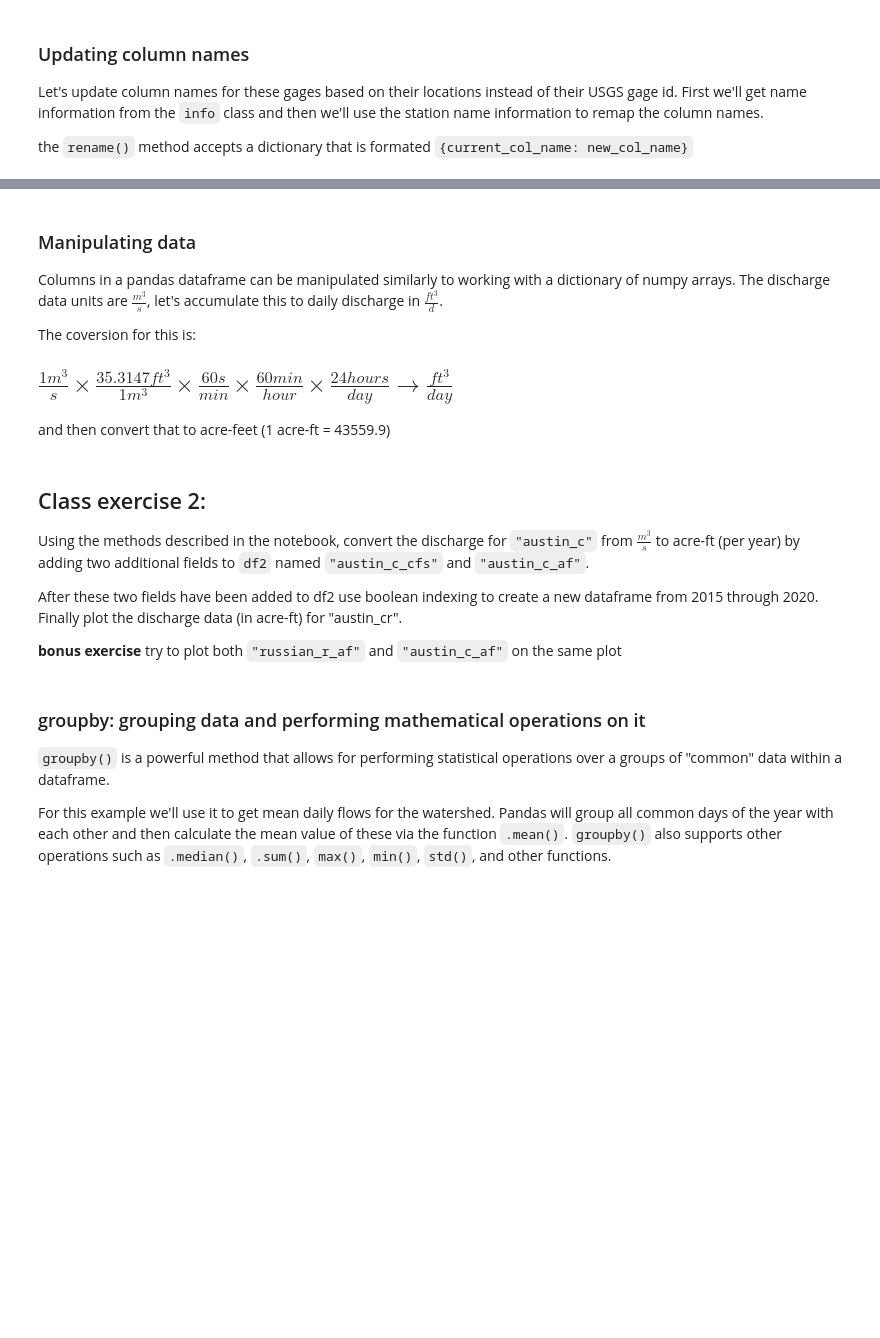
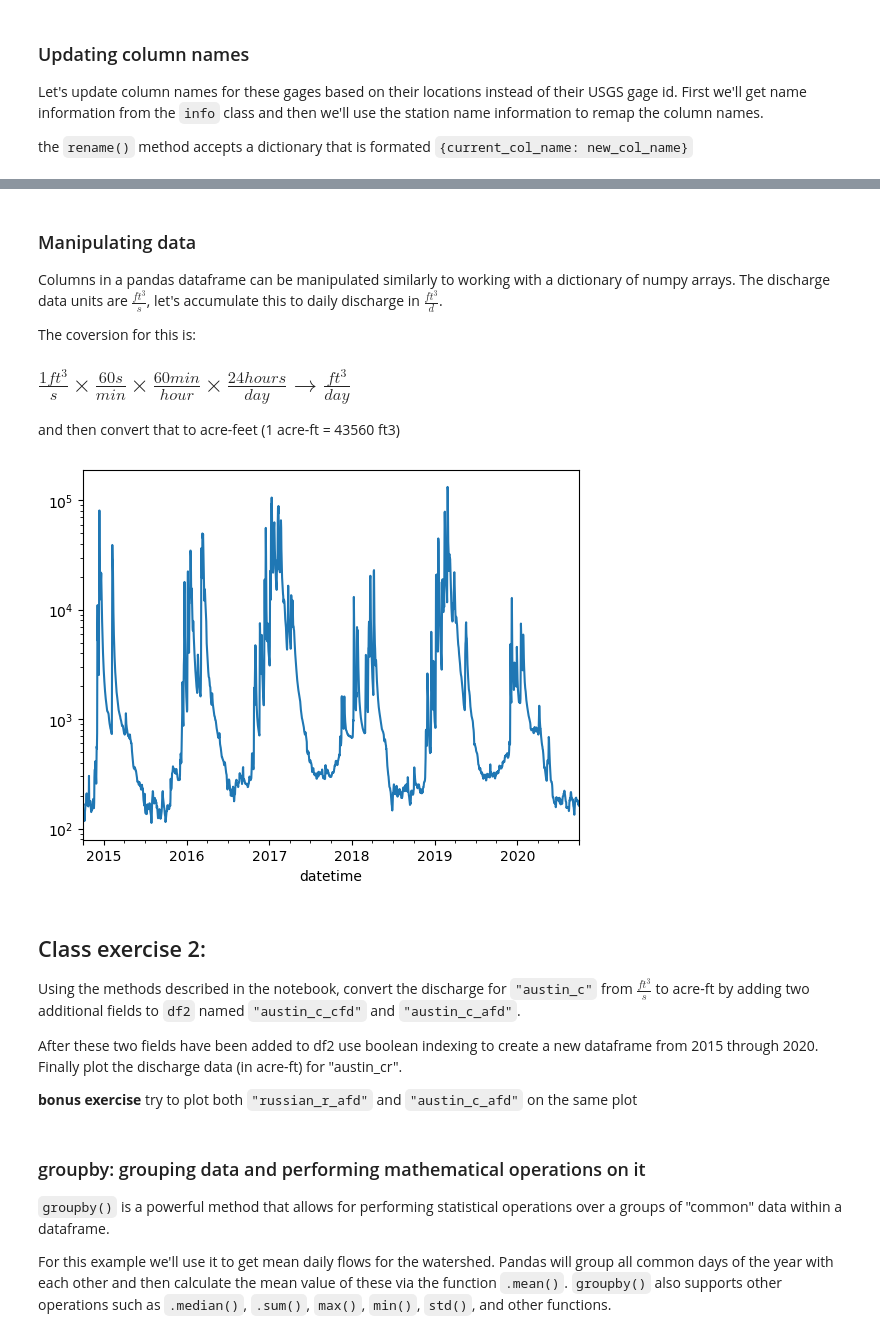
Before and after one commit to kallejahn/python-for-hydrology, a Jupyter notebook: notebooks/part0_python_intro/08_pandas.ipynb, the cells around one changed output, grey strips where cells are left out. Saved outputs shown, nothing was run; the diff lists cells and outputs as text; code cells hidden in the pictures; blank space fills up the shorter version.

```diff
--- a/notebooks/part0_python_intro/08_pandas.ipynb
+++ b/notebooks/part0_python_intro/08_pandas.ipynb
@@ -196,31 +350,33 @@ df2['year'] = np.where(df2.index.month >=10, df2.index.year + 1, df2.index.year)
 # %% [markdown]
 ### Manipulating data
 
-Columns in a pandas dataframe can be manipulated similarly to working with a dictionary of numpy arrays. The discharge data units are $\frac{m^3}{s}$, let's accumulate this to daily discharge in $\frac {ft^3}{d}$.
+Columns in a pandas dataframe can be manipulated similarly to working with a dictionary of numpy arrays. The discharge data units are $\frac{ft^3}{s}$, let's accumulate this to daily discharge in $\frac {ft^3}{d}$.
 
 The coversion for this is:
 
-## $ \frac{1 m^3}{s} \times \frac{35.3147 ft^3}{1 m^3} \times \frac{60s}{min} \times \frac{60min}{hour} \times \frac{24hours}{day} \rightarrow \frac{ft^3}{day} $
+## $ \frac{1 ft^3}{s} \times \frac{60s}{min} \times \frac{60min}{hour} \times \frac{24hours}{day} \rightarrow \frac{ft^3}{day} $
 
-and then convert that to acre-feet (1 acre-ft = 43559.9)
+and then convert that to acre-feet (1 acre-ft = 43560 ft3)
 # %%
-conv = 35.3147 * 60 * 60 * 24
+conv = 60 * 60 * 24
 df2["russian_r_cfd"] = df2.russian_r * conv
-df2["russian_r_af"] = df2.russian_r_cfd / 43559.9
+df2["russian_r_afd"] = df2.russian_r_cfd / 43560
 df2
 
 # now let's plot up discharge from 2018 - 2020
 dfplt = df2[(df2["year"] >= 2015) & (df2["year"] <= 2020)]
-ax = dfplt["russian_r_af"].plot()
+ax = dfplt["russian_r_afd"].plot()
 ax.set_yscale("log")
+# %% [output]
+[figure, added]
 # %% [markdown]
 ## Class exercise 2:
 
-Using the methods described in the notebook, convert the discharge for `"austin_c"` from $\frac{m^3}{s}$ to acre-ft (per year) by adding two additional fields to `df2` named `"austin_c_cfs"` and `"austin_c_af"`.
+Using the methods described in the notebook, convert the discharge for `"austin_c"` from $\frac{ft^3}{s}$ to acre-ft by adding two additional fields to `df2` named `"austin_c_cfd"` and `"austin_c_afd"`.
 
 After these two fields have been added to df2 use boolean indexing to create a new dataframe from 2015 through 2020. Finally plot the discharge data (in acre-ft) for "austin_cr".
 
-**bonus exercise** try to plot both `"russian_r_af"` and `"austin_c_af"` on the same plot
+**bonus exercise** try to plot both `"russian_r_afd"` and `"austin_c_afd"` on the same plot
 # %% [markdown]
 ### groupby: grouping data and performing mathematical operations on it
 
```
Also changed, not shown: parts of 35 cells of this notebook, 9 other files.
